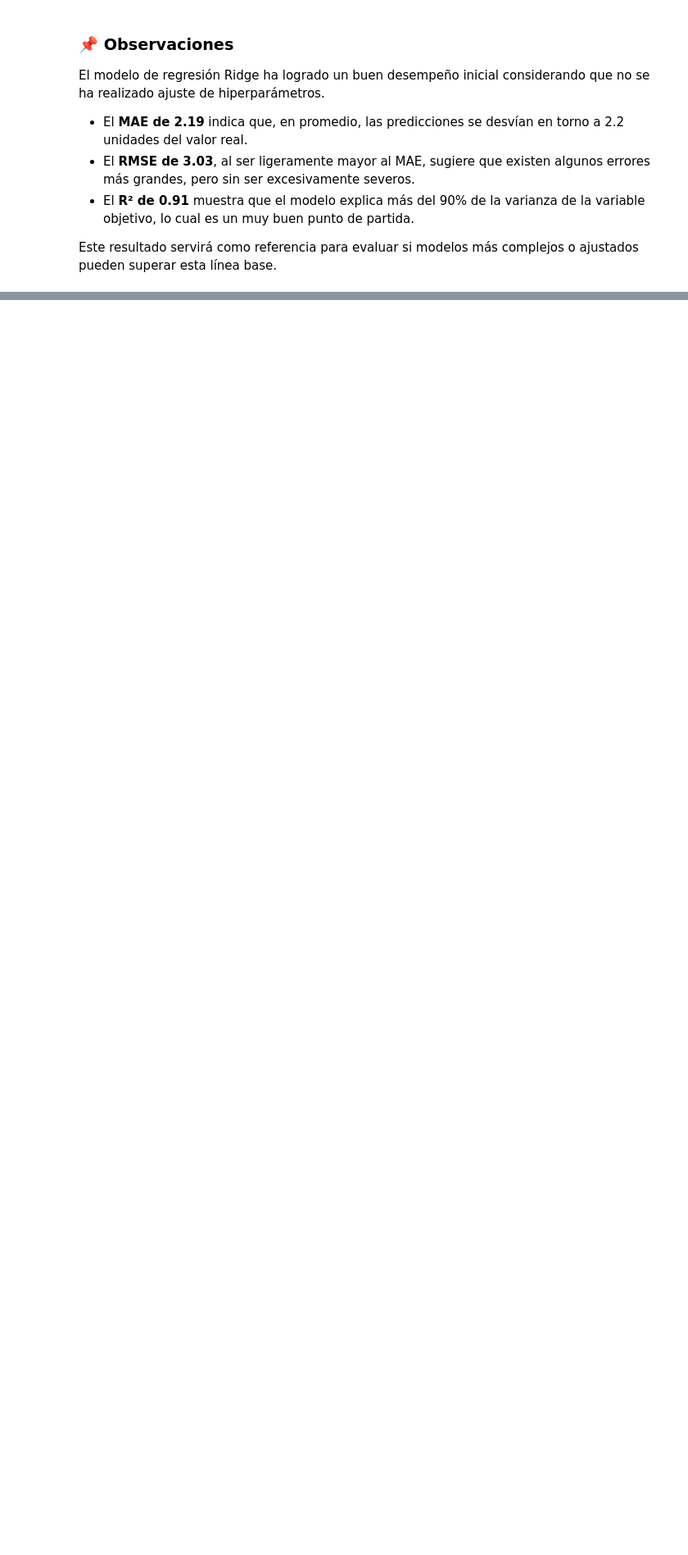
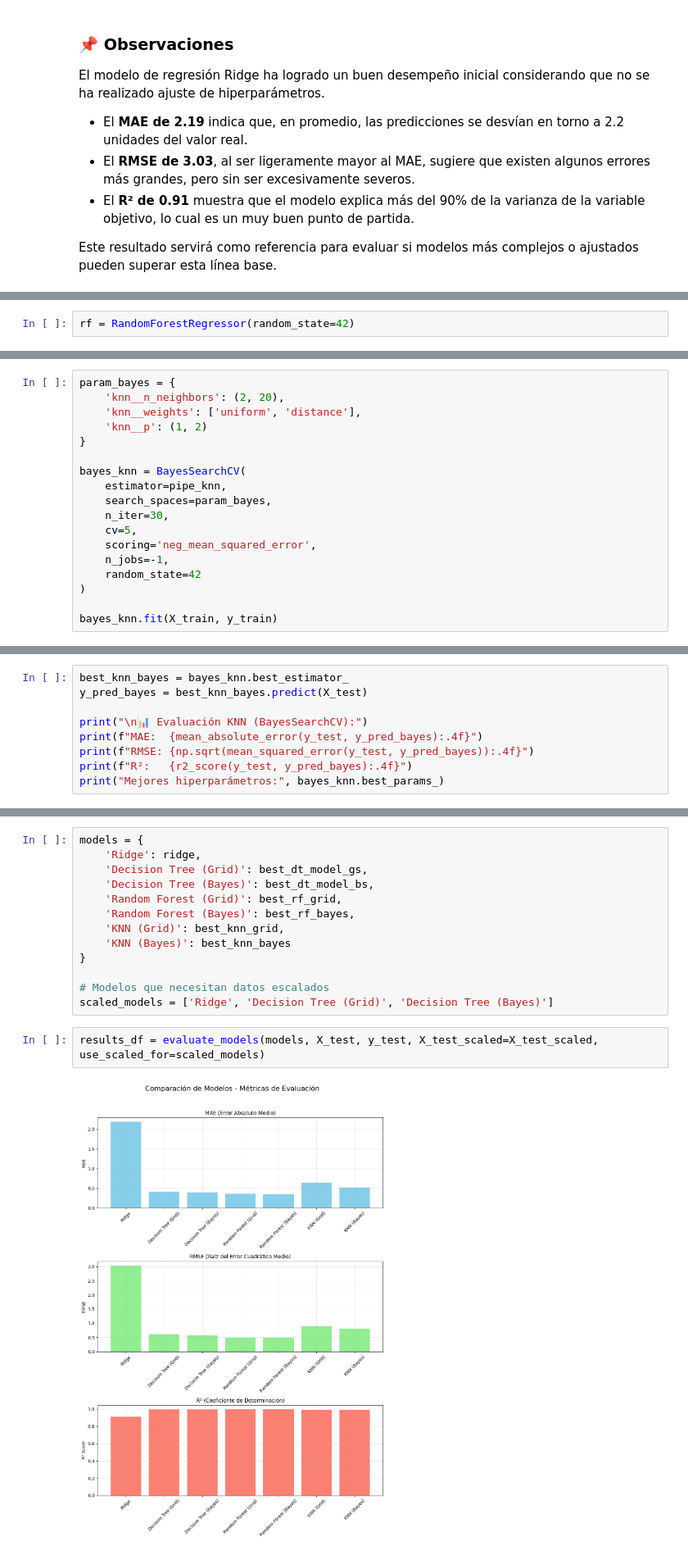
Before and after one commit to 1Dnns/Regression-Projects, a Jupyter notebook: Energy Efficiency/notebooks/02_modelado_regresion.ipynb, the cells around one changed output, grey strips where cells are left out. Shown at 82% size. Cells and saved outputs as stored; diff of their text form; blank space fills up the shorter version.

Commit message:
modelos regres energy

```diff
--- a/Energy Efficiency/notebooks/02_modelado_regresion.ipynb
+++ b/Energy Efficiency/notebooks/02_modelado_regresion.ipynb
@@ -112,0 +243,2 @@ Este resultado servirá como referencia para evaluar si modelos más complejos o
+# %%
+rf = RandomForestRegressor(random_state=42)
@@ -112,0 +399,18 @@ Este resultado servirá como referencia para evaluar si modelos más complejos o
+# %%
+param_bayes = {
+    'knn__n_neighbors': (2, 20),
+    'knn__weights': ['uniform', 'distance'],
+    'knn__p': (1, 2)
+}
+
+bayes_knn = BayesSearchCV(
+    estimator=pipe_knn,
+    search_spaces=param_bayes,
+    n_iter=30,
+    cv=5,
+    scoring='neg_mean_squared_error',
+    n_jobs=-1,
+    random_state=42
+)
+
+bayes_knn.fit(X_train, y_train)
@@ -112,0 +425,9 @@ Este resultado servirá como referencia para evaluar si modelos más complejos o
+# %%
+best_knn_bayes = bayes_knn.best_estimator_
+y_pred_bayes = best_knn_bayes.predict(X_test)
+
+print("\n📊 Evaluación KNN (BayesSearchCV):")
+print(f"MAE:  {mean_absolute_error(y_test, y_pred_bayes):.4f}")
+print(f"RMSE: {np.sqrt(mean_squared_error(y_test, y_pred_bayes)):.4f}")
+print(f"R²:   {r2_score(y_test, y_pred_bayes):.4f}")
+print("Mejores hiperparámetros:", bayes_knn.best_params_)
@@ -112,0 +468,17 @@ Este resultado servirá como referencia para evaluar si modelos más complejos o
+# %%
+models = {
+    'Ridge': ridge,
+    'Decision Tree (Grid)': best_dt_model_gs,
+    'Decision Tree (Bayes)': best_dt_model_bs,
+    'Random Forest (Grid)': best_rf_grid,
+    'Random Forest (Bayes)': best_rf_bayes,
+    'KNN (Grid)': best_knn_grid,
+    'KNN (Bayes)': best_knn_bayes
+}
+
+# Modelos que necesitan datos escalados
+scaled_models = ['Ridge', 'Decision Tree (Grid)', 'Decision Tree (Bayes)']
+# %%
+results_df = evaluate_models(models, X_test, y_test, X_test_scaled=X_test_scaled, use_scaled_for=scaled_models)
+# %% [output]
+[figure, added]
```
Also changed, not shown: parts of 33 cells of this notebook, 2 other files.
